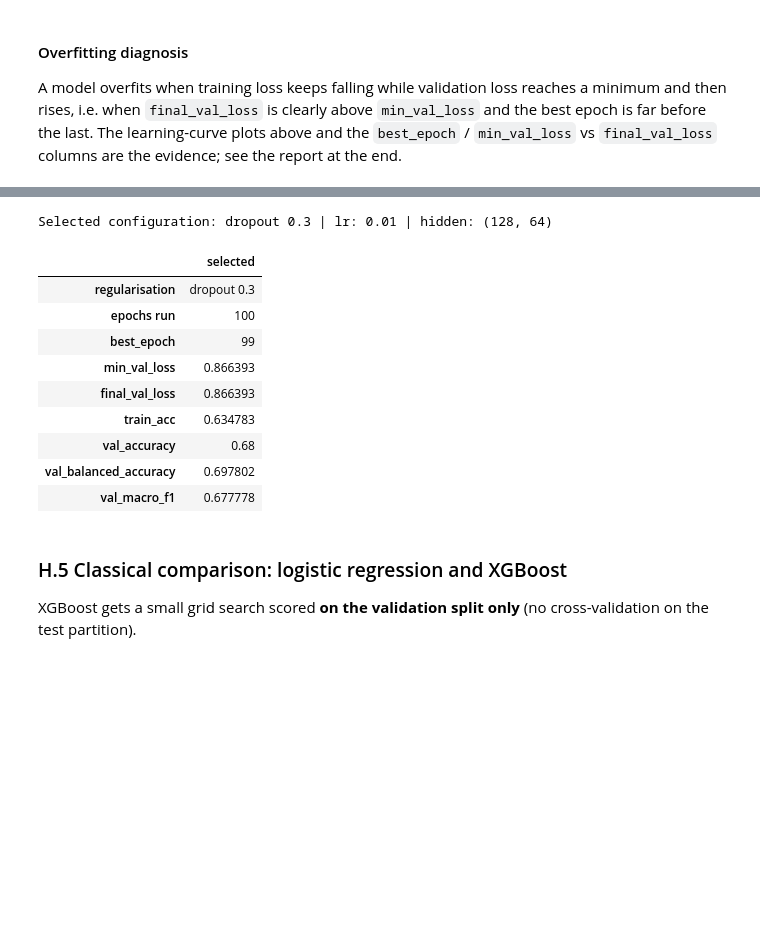
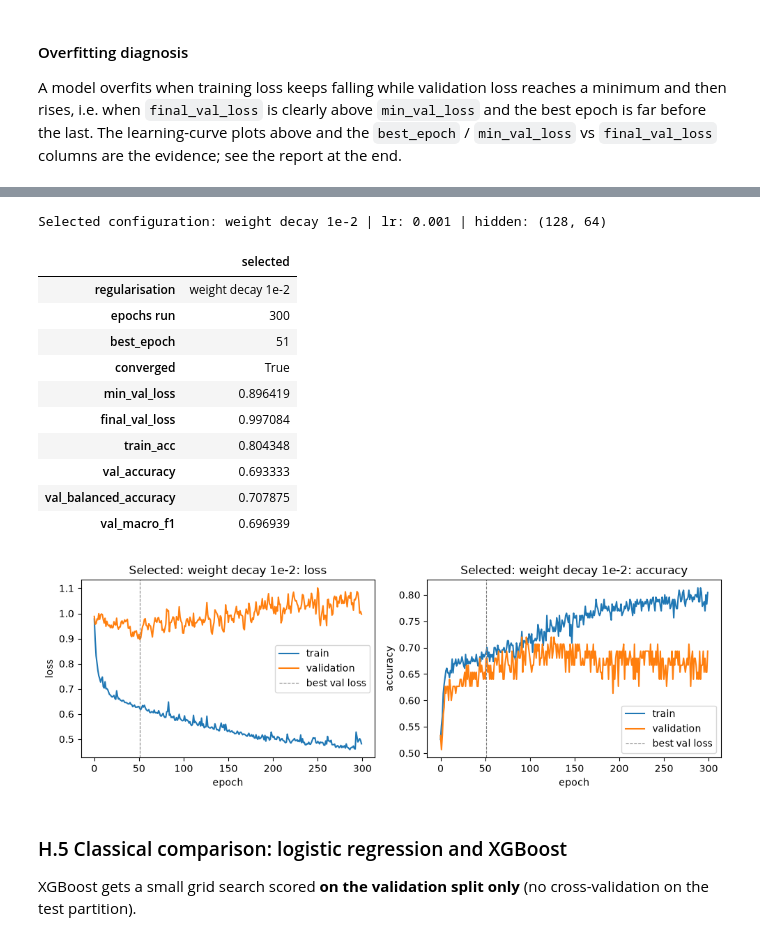
Before and after one commit to AnnGur/KSE_ML_for_bioinformatics, a Jupyter notebook: practicals/week6/Practical_06_Neural_Networks_Microscopy.ipynb, the cells around one changed output, grey strips where cells are left out. Drawn from its saved outputs; the diff is of its cells as text; code cells hidden in the pictures; blank space fills up the shorter version.

```diff
--- a/practicals/week6/Practical_06_Neural_Networks_Microscopy.ipynb
+++ b/practicals/week6/Practical_06_Neural_Networks_Microscopy.ipynb
@@ -2898,6 +2918,7 @@ def make_loader(X_, y_, shuffle, seed=HW_SEED):
 
 hw_train_loader = make_loader(Xtr_s, ytr_i, True)
 hw_val_loader = make_loader(Xva_s, yva_i, False)
+hw_train_eval_loader = make_loader(Xtr_s, ytr_i, False)   # the same training objects in a fixed order, to measure training metrics with dropout off
 
 class_weights = torch.tensor(len(ytr_i) / (3 * np.bincount(ytr_i)), dtype=torch.float32)
 hw_criterion = nn.CrossEntropyLoss(weight=class_weights)   # balances m0/m1/m2
@@ -2915,9 +2936,11 @@ def run_epoch(model, loader, optimizer=None):
             loss_sum += loss.item() * len(xb); correct += (logits.argmax(1) == yb).sum().item(); n += len(xb)
     return loss_sum / n, correct / n
 
-def fit_mlp(hidden=(32, 16), lr=1e-3, weight_decay=0.0, dropout=0.0, epochs=100, patience=None, seed=HW_SEED):
+def fit_mlp(hidden=(32, 16), lr=1e-3, weight_decay=0.0, dropout=0.0, epochs=300, patience=None, seed=HW_SEED):
     """Train with fixed seed. patience=None: run all epochs and keep the last model.
-    patience=k: early stopping on validation loss, restoring the best weights."""
+    patience=k: early stopping on validation loss, restoring the best weights.
+    Training loss/accuracy are measured after every epoch with dropout switched off (eval mode), so they are
+    directly comparable with the validation curves."""
     set_seed(seed)
     model = HwMLP(Xtr_s.shape[1], hidden, 3, dropout)
     opt = torch.optim.Adam(model.parameters(), lr=lr, weight_decay=weight_decay)
@@ -2925,7 +2948,8 @@ def fit_mlp(hidden=(32, 16), lr=1e-3, weight_decay=0.0, dropout=0.0, epochs=100,
     hist = {"train_loss": [], "val_loss": [], "train_acc": [], "val_acc": []}
     best_loss, best_state, best_epoch, wait = np.inf, None, 0, 0
     for epoch in range(epochs):
-        tl, ta = run_epoch(model, loader, opt)
+        run_epoch(model, loader, opt)                          # one training pass (dropout active)
+        tl, ta = run_epoch(model, hw_train_eval_loader)        # training metrics of the updated model, dropout off
         vl, va_ = run_epoch(model, hw_val_loader)
         for k, v in zip(hist, (tl, vl, ta, va_)): hist[k].append(v)
         if vl < best_loss - 1e-4:
@@ -2934,6 +2958,7 @@ def fit_mlp(hidden=(32, 16), lr=1e-3, weight_decay=0.0, dropout=0.0, epochs=100,
             wait += 1
             if patience is not None and wait >= patience: break
     hist["best_epoch"] = best_epoch
+    hist["final_epoch"] = best_epoch if patience is not None else len(hist["val_loss"]) - 1   # epoch of the returned weights
     if patience is not None: model.load_state_dict(best_state)
     return model, hist
 
@@ -2942,7 +2967,8 @@ def predict(model, X_):
     with torch.no_grad(): return model(torch.tensor(X_)).argmax(1).numpy()
 
 def val_summary(model, hist):
-    return {"train_acc": hist["train_acc"][-1] if hist else np.nan,
+    # training accuracy of the *returned* weights (for early stopping: the restored epoch), dropout off
+    return {"train_acc": accuracy_score(ytr_i, predict(model, Xtr_s)),
             **{f"val_{k}": v for k, v in score(yva_i, predict(model, Xva_s)).items()}}
 
 def plot_curves(hist, title):
@@ -2954,7 +2980,14 @@ def plot_curves(hist, title):
         ax.legend()
     plt.tight_layout(); plt.show()
 
+def pick_config(table, loss_col, tol=0.02):
+    """Selection rule used for the experiments below. Configurations whose validation macro-F1 is within `tol`
+    of the best are treated as tied (0.02 is about two of the 75 validation objects); among the tied ones we take
+    the lowest `loss_col`."""
+    tied = table[table["val_macro_f1"] >= table["val_macro_f1"].max() - tol]
+    return tied.sort_values(loss_col).iloc[0]
+
 mlp0, hist0 = fit_mlp()
-plot_curves(hist0, "Baseline MLP 128-32-16-3, lr=1e-3, 100 epochs")
+plot_curves(hist0, f"Baseline MLP {Xtr_s.shape[1]}-32-16-3, lr=1e-3, {len(hist0['train_loss'])} epochs")
 print("Baseline MLP:", {k: round(v, 3) for k, v in val_summary(mlp0, hist0).items()}, "| best val-loss epoch:", hist0["best_epoch"])
 # %% [output]
@@ -2979,7 +3012,7 @@ for lr, h in lr_hists.items():
     axes[0].plot(h["train_loss"], label=f"lr={lr:g}"); axes[1].plot(h["val_loss"], label=f"lr={lr:g}")
 axes[0].set(title="Training loss", xlabel="epoch"); axes[1].set(title="Validation loss", xlabel="epoch")
 axes[0].legend(); plt.tight_layout(); plt.show()
-best_lr = float(lr_exp.sort_values(["val_macro_f1", "final_val_loss"], ascending=[False, True]).iloc[0]["lr"])
-print("Learning rate with the best validation macro-F1 (ties: lower final validation loss):", best_lr)
+best_lr = float(pick_config(lr_exp, "min_val_loss")["lr"])
+print("Selected learning rate (macro-F1 within 0.02 of the best, then lowest minimum validation loss):", best_lr)
 # %% [output]
 |  | lr | final_train_loss | final_val_loss | min_val_loss | best_epoch | train_acc | val_accuracy | ... |
@@ -3035,8 +3068,10 @@ reg_results, reg_hists = [], {}
 for name, kw in reg_configs.items():
     m, h = fit_mlp(hidden=BIG, lr=best_lr, **kw)
     reg_hists[name] = (m, h)
-    reg_results.append({"regularisation": name, "epochs run": len(h["train_loss"]), "best_epoch": h["best_epoch"],
-                        "min_val_loss": min(h["val_loss"]), "final_val_loss": h["val_loss"][-1], **val_summary(m, h)})
+    epochs_run = len(h["val_loss"])
+    reg_results.append({"regularisation": name, "epochs run": epochs_run, "best_epoch": h["best_epoch"],
+                        "converged": epochs_run < 300 or h["best_epoch"] < epochs_run - 30,   # stopped early, or minimum not in the last 30 epochs
+                        "min_val_loss": min(h["val_loss"]), "final_val_loss": h["val_loss"][h["final_epoch"]], **val_summary(m, h)})
 reg_exp = pd.DataFrame(reg_results)
 display(reg_exp.round(3))
 plot_curves(reg_hists["none"][1], "No regularisation")
@@ -3055,21 +3090,26 @@ plot_curves(reg_hists["early stopping (patience 10)"][1], "Early stopping")
 # %%
-# Selection: best validation macro-F1 among the regularised/early-stopped candidates; ties broken by lower validation loss.
-sel = reg_exp.sort_values(["val_macro_f1", "min_val_loss"], ascending=[False, True]).iloc[0]
+# Selection rule from H.4: macro-F1 within 0.02 of the best counts as tied; among the tied configurations take the lowest validation loss of the returned model.
+sel = pick_config(reg_exp, "final_val_loss")
 print("Selected configuration:", sel["regularisation"], "| lr:", best_lr, "| hidden:", BIG)
+if not sel["converged"]:
+    print("WARNING: the validation loss of the selected model was still falling at the last epoch")
 final_mlp, final_hist = reg_hists[sel["regularisation"]]
 display(sel.to_frame("selected").round(3))
+plot_curves(final_hist, f"Selected: {sel['regularisation']}")
 # %% [output]
-Selected configuration: dropout 0.3 | lr: 0.01 | hidden: (128, 64)
+Selected configuration: weight decay 1e-2 | lr: 0.001 | hidden: (128, 64)
 |  | selected |
-| regularisation | dropout 0.3 |
-| epochs run | 100 |
-| best_epoch | 99 |
-| min_val_loss | 0.866393 |
-| final_val_loss | 0.866393 |
-| train_acc | 0.634783 |
-| val_accuracy | 0.68 |
-| val_balanced_accuracy | 0.697802 |
-| val_macro_f1 | 0.677778 |
+| regularisation | weight decay 1e-2 |
+| epochs run | 300 |
+| best_epoch | 51 |
+| converged | True |
+| min_val_loss | 0.896419 |
+| final_val_loss | 0.997084 |
+| train_acc | 0.804348 |
+| val_accuracy | 0.693333 |
+| val_balanced_accuracy | 0.707875 |
+| val_macro_f1 | 0.696939 |
+[figure, added]
 # %% [markdown]
 ### H.5 Classical comparison: logistic regression and XGBoost
 
```
Also changed, not shown: parts of 13 cells of this notebook.
